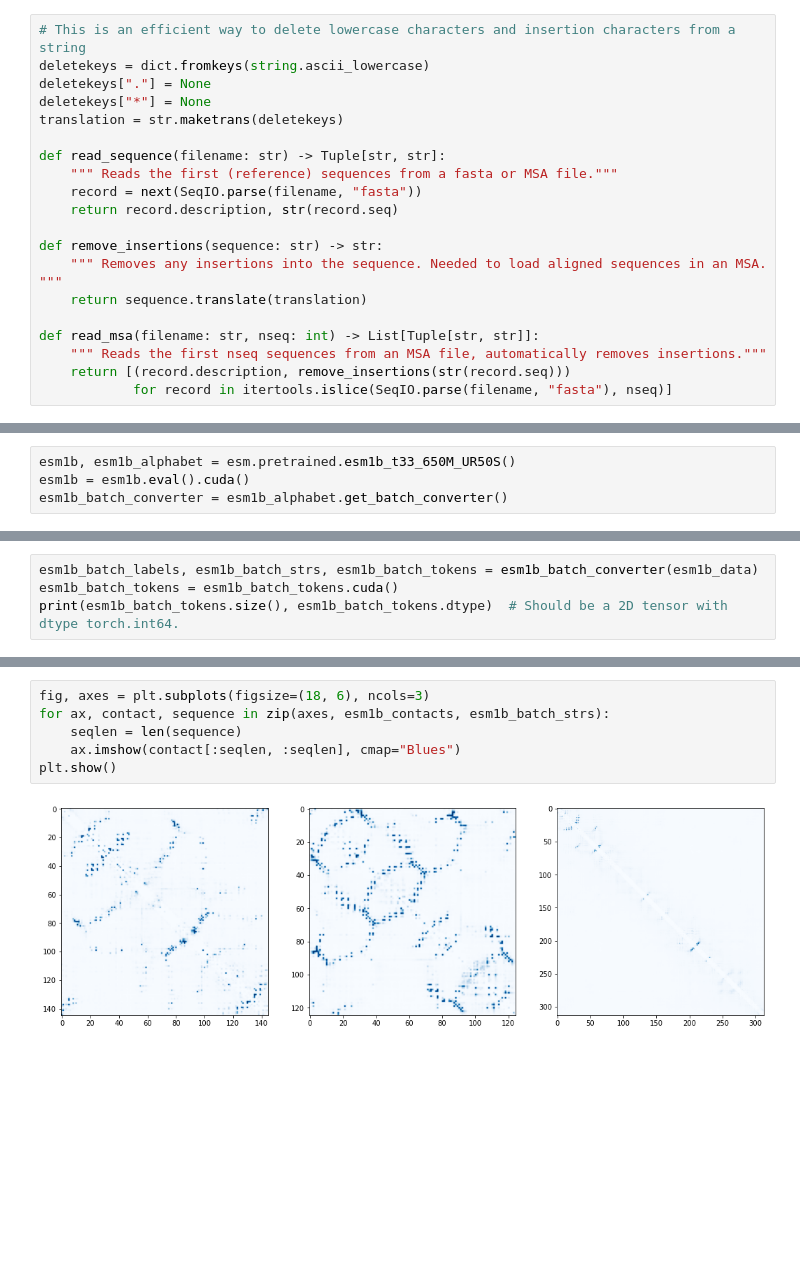
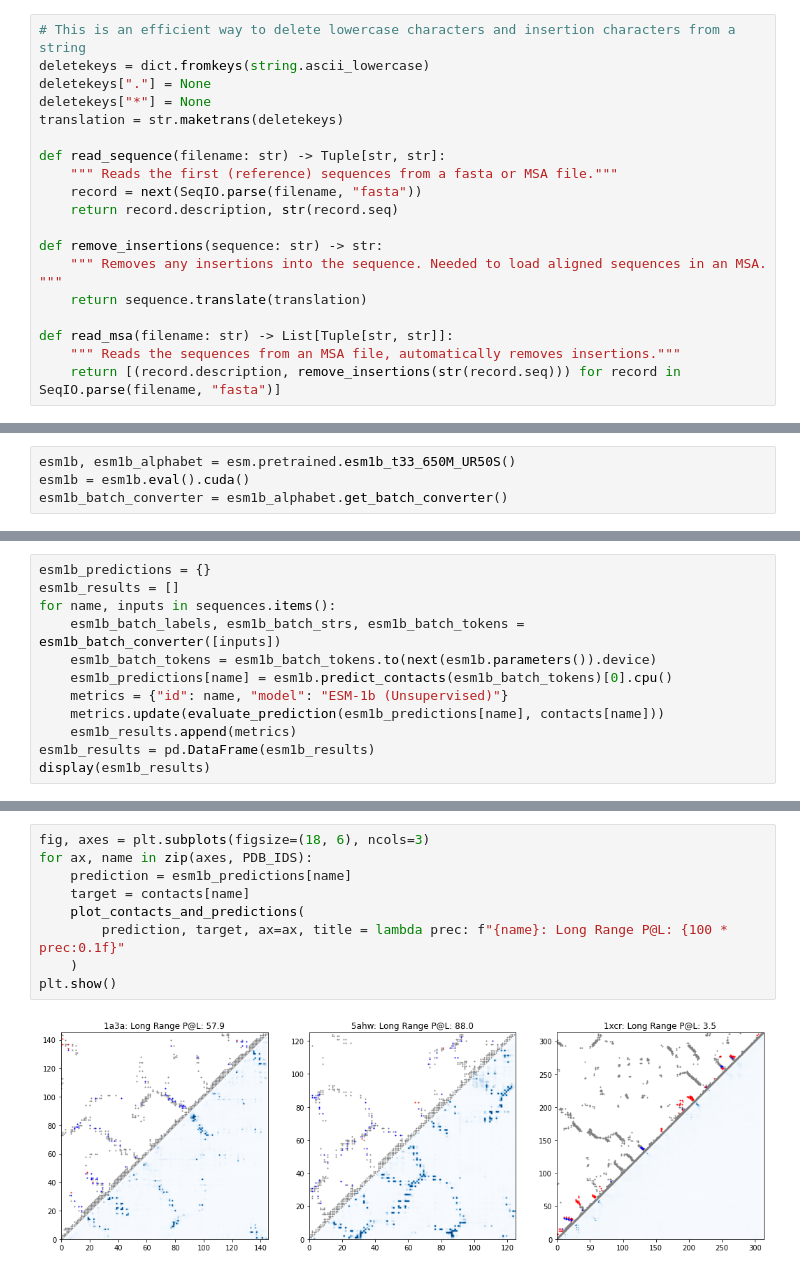
Before and after one commit to facebookresearch/esm, a Jupyter notebook: examples/contact_prediction.ipynb, the cells around one changed output, grey strips where cells are left out. Cells and saved outputs as stored; diff of their text form; blank space fills up the shorter version.

```diff
--- a/examples/contact_prediction.ipynb
+++ b/examples/contact_prediction.ipynb
@@ -38,7 +125,6 @@ def remove_insertions(sequence: str) -> str:
     """ Removes any insertions into the sequence. Needed to load aligned sequences in an MSA. """
     return sequence.translate(translation)
 
-def read_msa(filename: str, nseq: int) -> List[Tuple[str, str]]:
-    """ Reads the first nseq sequences from an MSA file, automatically removes insertions."""
-    return [(record.description, remove_insertions(str(record.seq)))
-            for record in itertools.islice(SeqIO.parse(filename, "fasta"), nseq)]
+def read_msa(filename: str) -> List[Tuple[str, str]]:
+    """ Reads the sequences from an MSA file, automatically removes insertions."""
+    return [(record.description, remove_insertions(str(record.seq))) for record in SeqIO.parse(filename, "fasta")]
@@ -57,4 +402,0 @@ esm1b_data = [
-# %%
-esm1b_batch_labels, esm1b_batch_strs, esm1b_batch_tokens = esm1b_batch_converter(esm1b_data)
-esm1b_batch_tokens = esm1b_batch_tokens.cuda()
-print(esm1b_batch_tokens.size(), esm1b_batch_tokens.dtype)  # Should be a 2D tensor with dtype torch.int64.
@@ -65,0 +403,12 @@ esm1b_contacts = esm1b.predict_contacts(esm1b_batch_tokens).cpu()
+# %%
+esm1b_predictions = {}
+esm1b_results = []
+for name, inputs in sequences.items():
+    esm1b_batch_labels, esm1b_batch_strs, esm1b_batch_tokens = esm1b_batch_converter([inputs])
+    esm1b_batch_tokens = esm1b_batch_tokens.to(next(esm1b.parameters()).device)
+    esm1b_predictions[name] = esm1b.predict_contacts(esm1b_batch_tokens)[0].cpu()
+    metrics = {"id": name, "model": "ESM-1b (Unsupervised)"}
+    metrics.update(evaluate_prediction(esm1b_predictions[name], contacts[name]))
+    esm1b_results.append(metrics)
+esm1b_results = pd.DataFrame(esm1b_results)
+display(esm1b_results)
@@ -66,8 +420,11 @@ esm1b_contacts = esm1b.predict_contacts(esm1b_batch_tokens).cpu()
 # %%
 fig, axes = plt.subplots(figsize=(18, 6), ncols=3)
-for ax, contact, sequence in zip(axes, esm1b_contacts, esm1b_batch_strs):
-    seqlen = len(sequence)
-    ax.imshow(contact[:seqlen, :seqlen], cmap="Blues")
+for ax, name in zip(axes, PDB_IDS):
+    prediction = esm1b_predictions[name]
+    target = contacts[name]
+    plot_contacts_and_predictions(
+        prediction, target, ax=ax, title = lambda prec: f"{name}: Long Range P@L: {100 * prec:0.1f}"
+    )
 plt.show()
 # %% [output]
-[figure, old version]
+[figure, new version]
```
Also changed, not shown: parts of 36 cells of this notebook.
